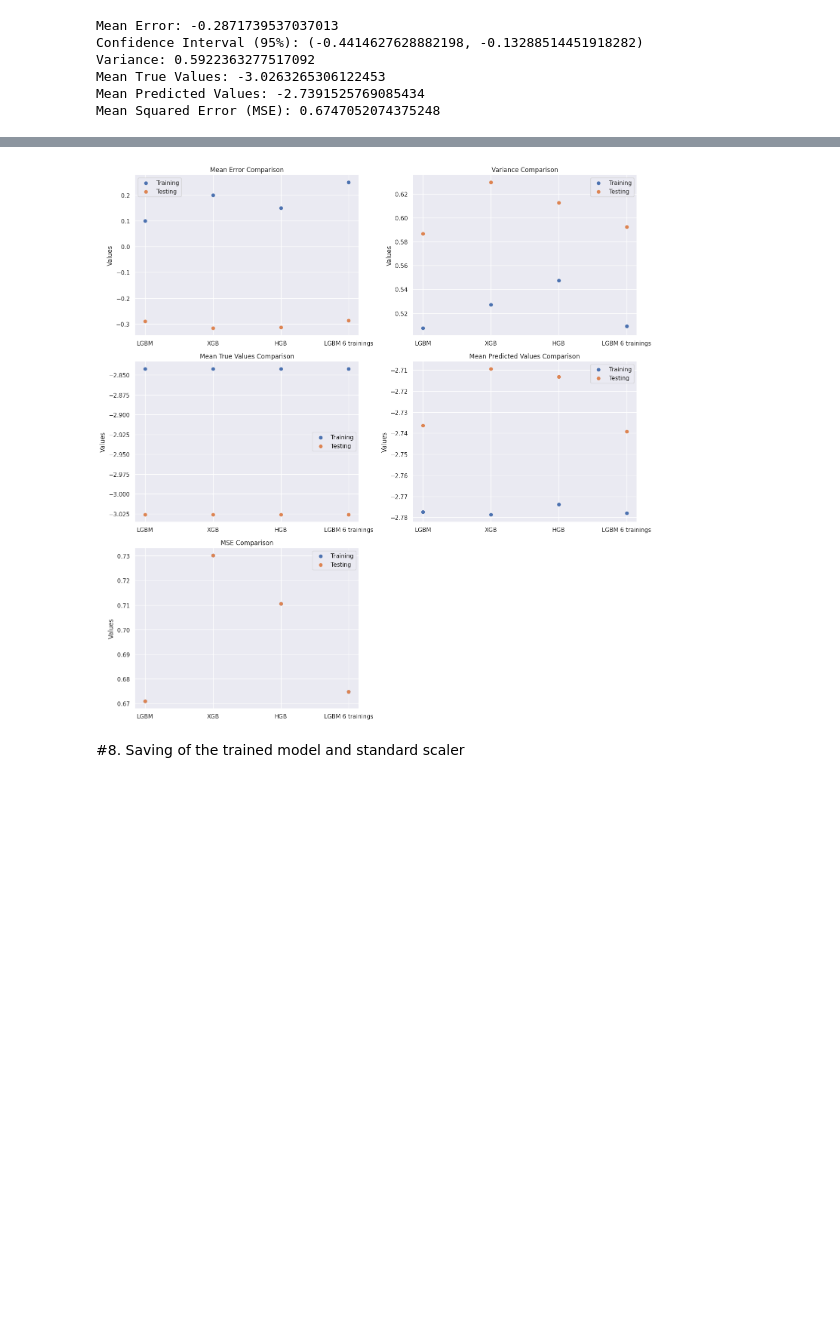
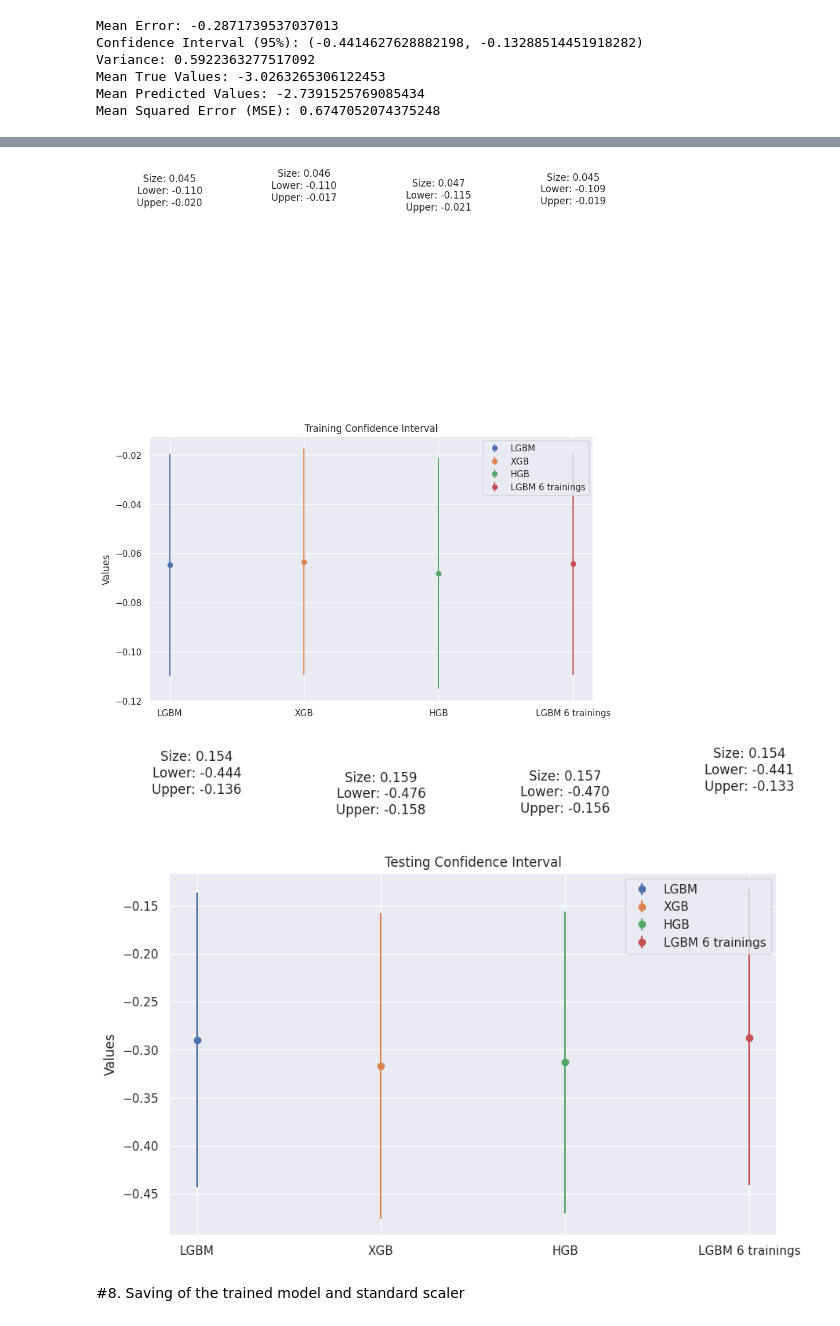
Before and after one commit to LucasCossard/WSPP_Projectppchem, a Jupyter notebook: Notebook_WSP.ipynb, the cells around one changed output, grey strips where cells are left out. Cells and saved outputs as stored; diff of their text form; code cells hidden in the pictures; blank space fills up the shorter version.

```diff
--- a/Notebook_WSP.ipynb
+++ b/Notebook_WSP.ipynb
@@ -1687,37 +1607,0 @@ plt.show()
-# %%
-import matplotlib.pyplot as plt
-
-# Define the labels for each model
-models = ['LGBM', 'XGB', 'HGB', 'LGBM 6 trainings']
-
-# Function to create comparison scatter plots
-def plot_comparison_scatter(data1, data2, title, ax):
-    ax.scatter(models, data1, label='Training')
-    ax.scatter(models, data2, label='Testing')
-    ax.set_ylabel('Values')
-    ax.set_title(title)
-    ax.legend()
-
-# Create a figure and axes for subplots
-fig, axs = plt.subplots(3, 2, figsize=(15, 15))
-
-# Plotting for Mean Error
-plot_comparison_scatter(Training_Mean_Error, Testing_Mean_Error, 'Mean Error Comparison', axs[0, 0])
-
-# Plotting for Variance
-plot_comparison_scatter(Training_Variance, Testing_Variance, 'Variance Comparison', axs[0, 1])
-
-# Plotting for Mean Predicted Values
-plot_comparison_scatter(Training_Mean_Predicted_Values, Testing_Mean_Predicted_Values, 'Mean Predicted Values Comparison', axs[1, 1])
-
-# Plotting for MSE
-plot_comparison_scatter(Training_MSE, Testing_MSE, 'MSE Comparison', axs[2, 0])
-
-# Hide the empty subplot
-axs[2, 1].axis('off')
-
-# Adjust layout and display the plots
-plt.tight_layout()
-plt.show()
-# %% [output]
-[figure, removed]
@@ -1768,3 +1608,45 @@ plt.show()
+# %%
+import matplotlib.pyplot as plt
+import numpy as np
+
+# Define the labels for each model
+models = ['LGBM', 'XGB', 'HGB', 'LGBM 6 trainings']
+
+# Confidence intervals for training and testing
+Training_Confidence_Interval = [(lower_bound_data_LGBM, upper_bound_data_LGBM),
+                                (lower_bound_data_XGB, upper_bound_data_XGB),
+                                (lower_bound_data_HGB, upper_bound_data_HGB),
+                                (lower_bound_data_LGBM_6trainings, upper_bound_data_LGBM_6trainings)]
+
+Testing_Confidence_Interval = [(lower_bound_test_data_LGBM, upper_bound_test_data_LGBM),
+                               (lower_bound_test_data_XGB, upper_bound_test_data_XGB),
+                               (lower_bound_test_data_HGB, upper_bound_test_data_HGB),
+                               (lower_bound_test_data_LGBM_6trainings, upper_bound_test_data_LGBM_6trainings)]
+
+# Function to plot confidence intervals
+def plot_confidence_interval(data, title):
+    fig, ax = plt.subplots(figsize=(10, 6))
+    x = np.arange(len(models))
+    for i, (lower, upper) in enumerate(data):
+        y = (lower + upper) / 2
+        error = (upper - lower) / 2
+        ax.errorbar(x[i], y, yerr=error, fmt='o', label=models[i])
+        ax.text(x[i], y + error + 0.1, f'Size: {error:.3f}\nLower: {lower:.3f}\nUpper: {upper:.3f}', ha='center', va='bottom')
+    ax.set_xticks(x)
+    ax.set_xticklabels(models)
+    ax.set_ylabel('Values')
+    ax.set_title(title)
+    ax.legend()
+    plt.show()
+
+# Plotting confidence intervals for training
+plot_confidence_interval(Training_Confidence_Interval, 'Training Confidence Interval')
+
+# Plotting confidence intervals for testing
+plot_confidence_interval(Testing_Confidence_Interval, 'Testing Confidence Interval')
+# %% [output]
+[figure, added]
+[figure, added]
 # %% [markdown]
 #8. Saving of the trained model and standard scaler
 # %%
```
Also changed, not shown: parts of 4 cells of this notebook.
